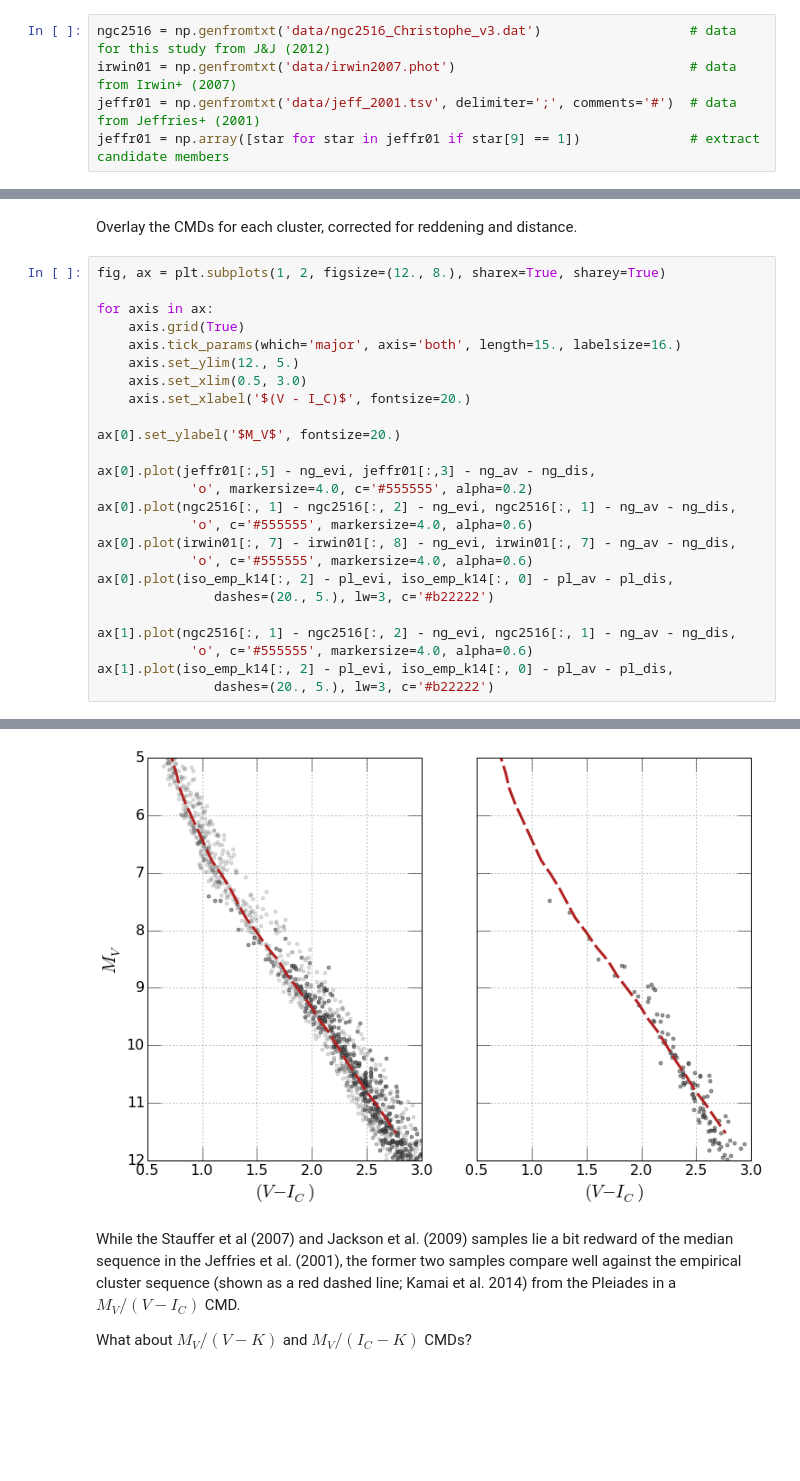
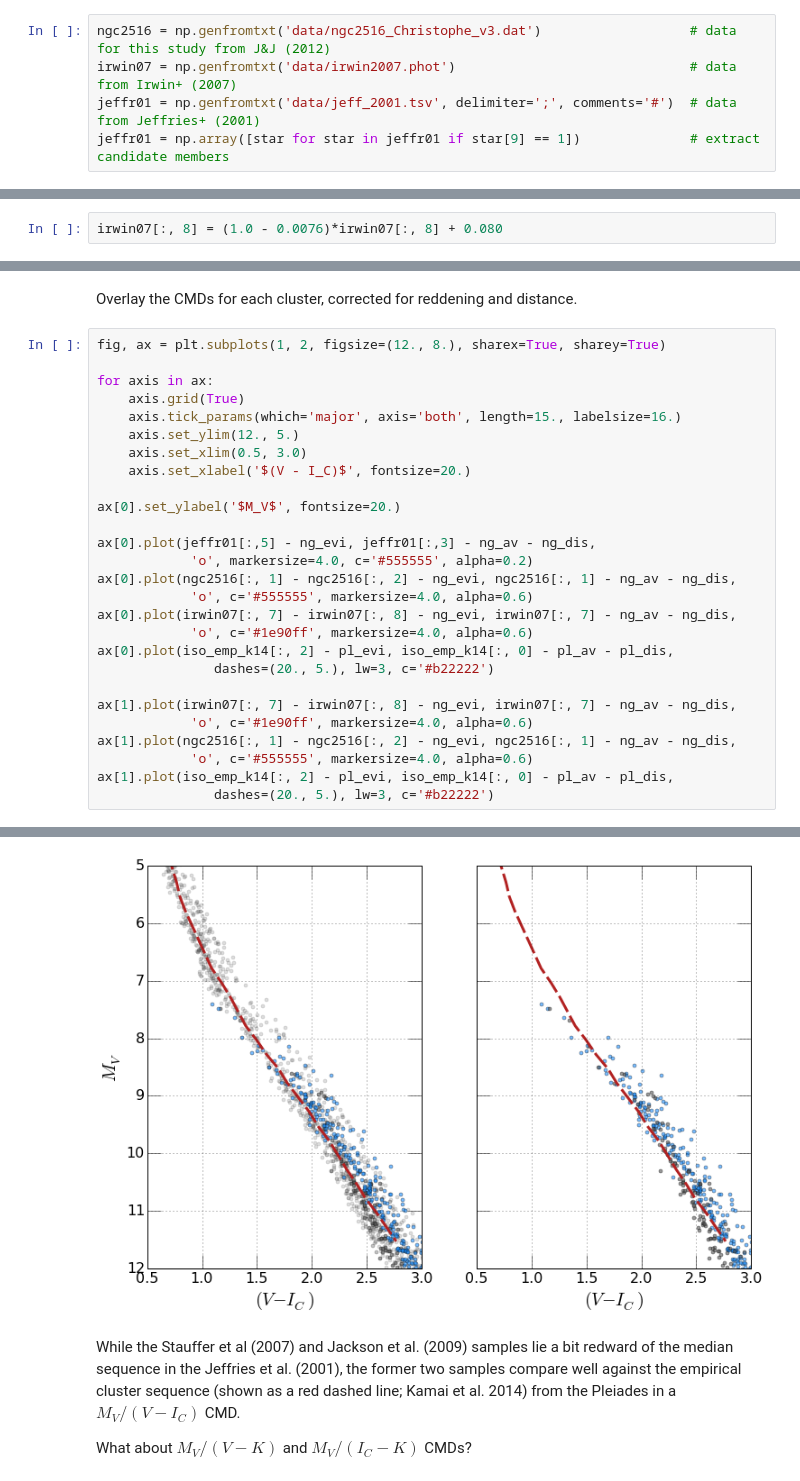
Before and after one commit to gfeiden/Notebook, a Jupyter notebook: Projects/ngc2516_spots/ngc2516_vs_pleiades.ipynb, the cells around one changed output, grey strips where cells are left out. Cells and saved outputs as stored; diff of their text form; blank space fills up the shorter version.

Commit message:
Color-color diagram and I-band correction for Irwin+ 2007

```diff
--- a/Projects/ngc2516_spots/ngc2516_vs_pleiades.ipynb
+++ b/Projects/ngc2516_spots/ngc2516_vs_pleiades.ipynb
@@ -10,6 +10,6 @@ import numpy as np
 Import NGC 2516 low-mass star data.
 # %%
 ngc2516 = np.genfromtxt('data/ngc2516_Christophe_v3.dat')                   # data for this study from J&J (2012)
-irwin01 = np.genfromtxt('data/irwin2007.phot')                              # data from Irwin+ (2007)
+irwin07 = np.genfromtxt('data/irwin2007.phot')                              # data from Irwin+ (2007)
 jeffr01 = np.genfromtxt('data/jeff_2001.tsv', delimiter=';', comments='#')  # data from Jeffries+ (2001)
 jeffr01 = np.array([star for star in jeffr01 if star[9] == 1])              # extract candidate members
@@ -17,0 +18,2 @@ Now data for the Pleiades.
+# %%
+irwin07[:, 8] = (1.0 - 0.0076)*irwin07[:, 8] + 0.080
@@ -40,31 +44,33 @@ Overlay the CMDs for each cluster, corrected for reddening and distance.
 # %%
 fig, ax = plt.subplots(1, 2, figsize=(12., 8.), sharex=True, sharey=True)
 
 for axis in ax:
     axis.grid(True)
     axis.tick_params(which='major', axis='both', length=15., labelsize=16.)
     axis.set_ylim(12., 5.)
     axis.set_xlim(0.5, 3.0)
     axis.set_xlabel('$(V - I_C)$', fontsize=20.)
 
 ax[0].set_ylabel('$M_V$', fontsize=20.)
 
 ax[0].plot(jeffr01[:,5] - ng_evi, jeffr01[:,3] - ng_av - ng_dis,
             'o', markersize=4.0, c='#555555', alpha=0.2)
 ax[0].plot(ngc2516[:, 1] - ngc2516[:, 2] - ng_evi, ngc2516[:, 1] - ng_av - ng_dis,
             'o', c='#555555', markersize=4.0, alpha=0.6)
-ax[0].plot(irwin01[:, 7] - irwin01[:, 8] - ng_evi, irwin01[:, 7] - ng_av - ng_dis,
-            'o', c='#555555', markersize=4.0, alpha=0.6)
+ax[0].plot(irwin07[:, 7] - irwin07[:, 8] - ng_evi, irwin07[:, 7] - ng_av - ng_dis,
+            'o', c='#1e90ff', markersize=4.0, alpha=0.6)
 ax[0].plot(iso_emp_k14[:, 2] - pl_evi, iso_emp_k14[:, 0] - pl_av - pl_dis,
                dashes=(20., 5.), lw=3, c='#b22222')
 
+ax[1].plot(irwin07[:, 7] - irwin07[:, 8] - ng_evi, irwin07[:, 7] - ng_av - ng_dis,
+            'o', c='#1e90ff', markersize=4.0, alpha=0.6)
 ax[1].plot(ngc2516[:, 1] - ngc2516[:, 2] - ng_evi, ngc2516[:, 1] - ng_av - ng_dis,
             'o', c='#555555', markersize=4.0, alpha=0.6)
 ax[1].plot(iso_emp_k14[:, 2] - pl_evi, iso_emp_k14[:, 0] - pl_av - pl_dis,
                dashes=(20., 5.), lw=3, c='#b22222')
 # %% [output]
 [<matplotlib.lines.Line2D at 0x...>]
-[figure, old version]
+[figure, new version]
 # %% [markdown]
 While the Stauffer et al (2007) and Jackson et al. (2009) samples lie a bit redward of the median sequence in the Jeffries et al. (2001), the former two samples compare well against the empirical cluster sequence (shown as a red dashed line; Kamai et al. 2014) from the Pleiades in a $M_V/(V-I_C)$ CMD.
 
```
Also changed, not shown: parts of 6 cells of this notebook.
